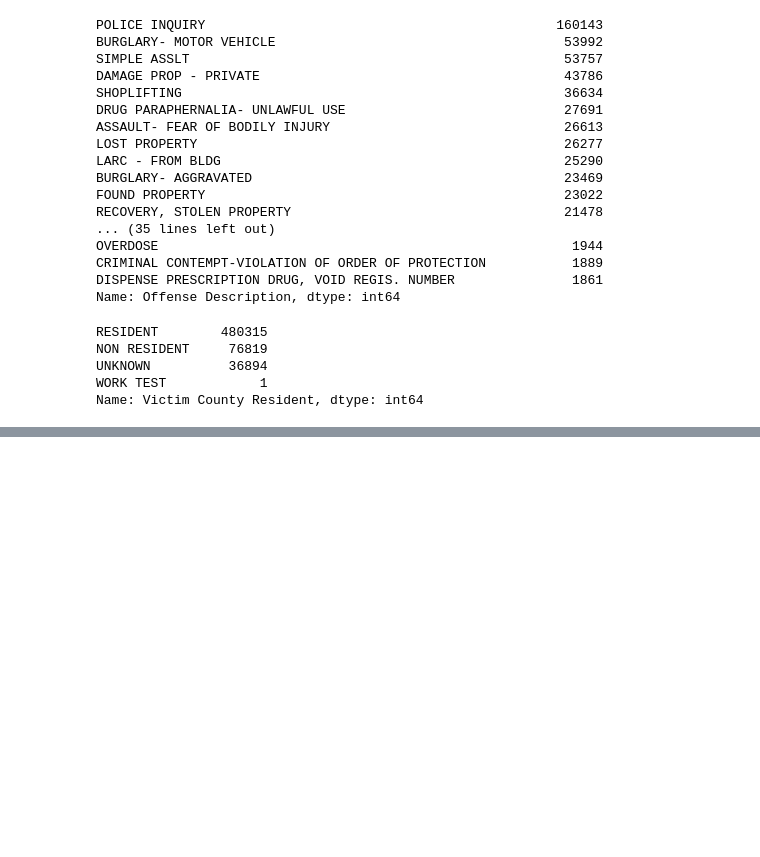
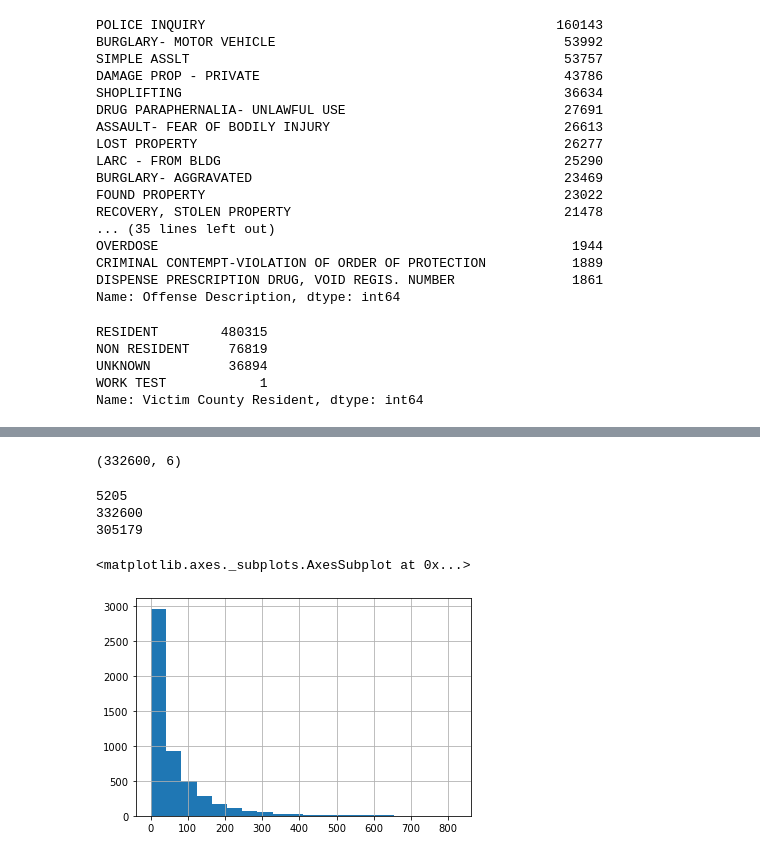
Before and after one commit to matttparker/airbnb-sentiments, a Jupyter notebook: notebooks/data_inspect.ipynb, the cells around one changed output, grey strips where cells are left out. Cells and saved outputs as stored; diff of their text form; code cells hidden in the pictures; blank space fills up the shorter version.

```diff
--- a/notebooks/data_inspect.ipynb
+++ b/notebooks/data_inspect.ipynb
@@ -222,0 +295,18 @@ Name: Victim County Resident, dtype: int64
+# %%
+reviews.shape
+# %% [output]
+(332600, 6)
+# %%
+print(reviews.listing_id.nunique())
+print(reviews.id.nunique())
+print(reviews.reviewer_id.nunique())
+# %% [output]
+5205
+332600
+305179
+# %%
+# Distribution of listings by number of reviews
+reviews.groupby('listing_id')['id'].count().hist(bins=20)
+# %% [output]
+<matplotlib.axes._subplots.AxesSubplot at 0x...>
+[figure, added]
```
Also changed, not shown: parts of 64 cells of this notebook, 1 other file.
